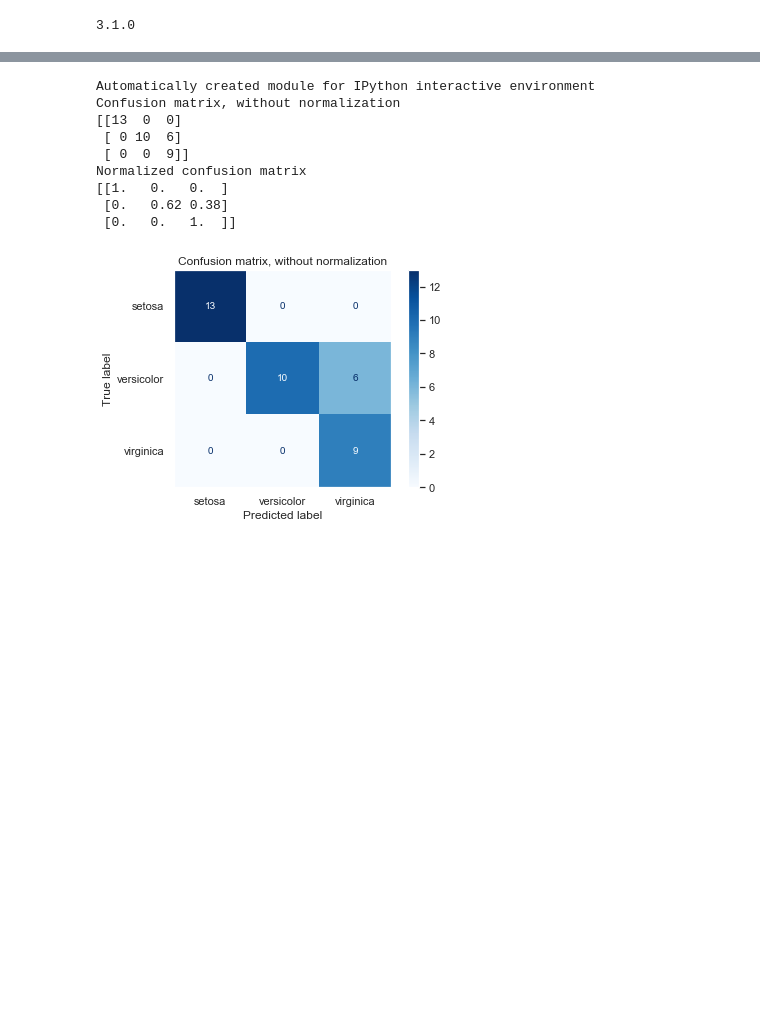
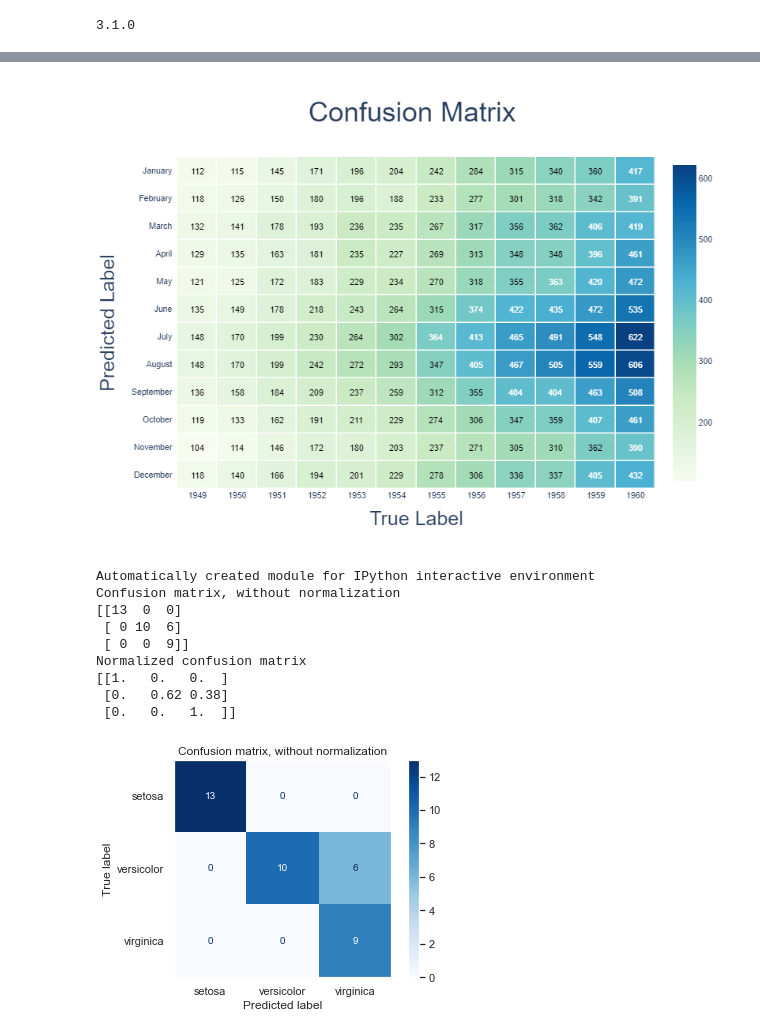
Before and after one commit to abdinourkadi/playground, a Jupyter notebook: visualization/cm_replicate.ipynb, the cells around one changed output, grey strips where cells are left out. Cells and saved outputs as stored; diff of their text form; code cells hidden in the pictures; blank space fills up the shorter version.

Commit message:
image bytes test

```diff
--- a/visualization/cm_replicate.ipynb
+++ b/visualization/cm_replicate.ipynb
@@ -37,6 +37,12 @@ fig.show()
 # %% [output]
 [interactive output not drawn]
 [interactive output not drawn]
+# %%
+img_bytes = fig.to_image(format="png")
+from IPython.display import Image
+Image(img_bytes)
+# %% [output]
+[figure, added]
 # %%
 print(__doc__)
 
```
Also changed, not shown: parts of 1 cell of this notebook.
